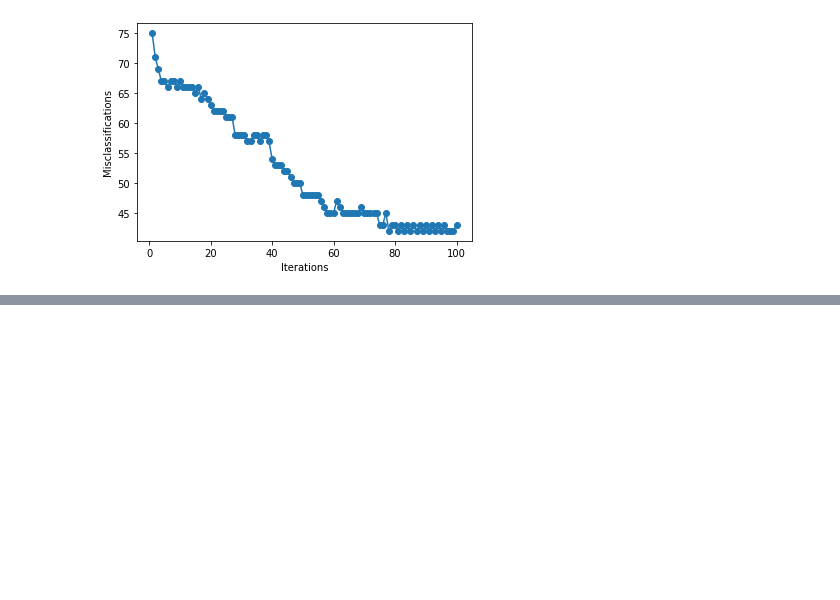
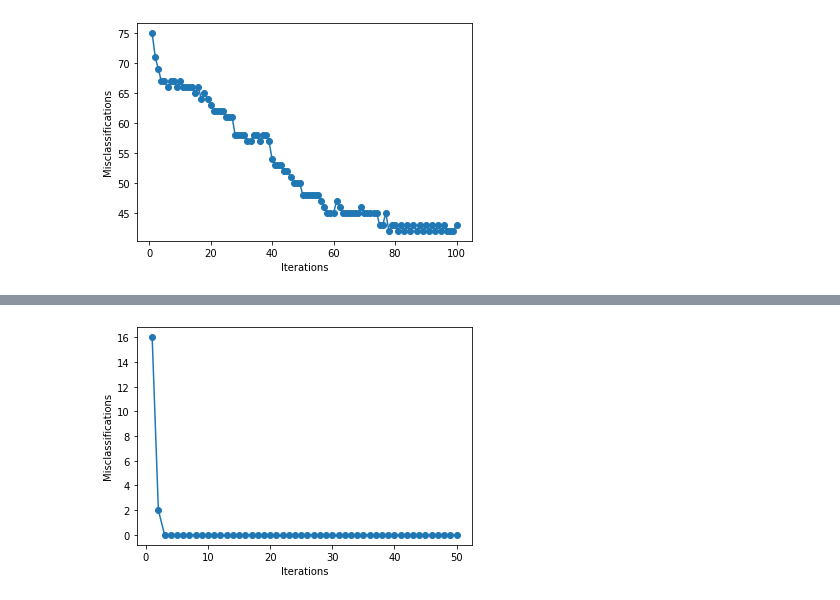
Before and after one commit to waldirbertazzijr/data-science, a Jupyter notebook: neural-networks/Single Layer Perceptron.ipynb, the cells around one changed output, grey strips where cells are left out. Cells and saved outputs as stored; diff of their text form; code cells hidden in the pictures; blank space fills up the shorter version.

```diff
--- a/neural-networks/Single Layer Perceptron.ipynb
+++ b/neural-networks/Single Layer Perceptron.ipynb
@@ -190,0 +220,7 @@ plt.show()
+# %%
+plt.plot(range(1, len(ppn._errors)+1), ppn._errors, marker='o')
+plt.xlabel('Iterations')
+plt.ylabel('Misclassifications')
+plt.show()
+# %% [output]
+[figure, added]
```
Also changed, not shown: parts of 3 cells of this notebook, 2 other files.
